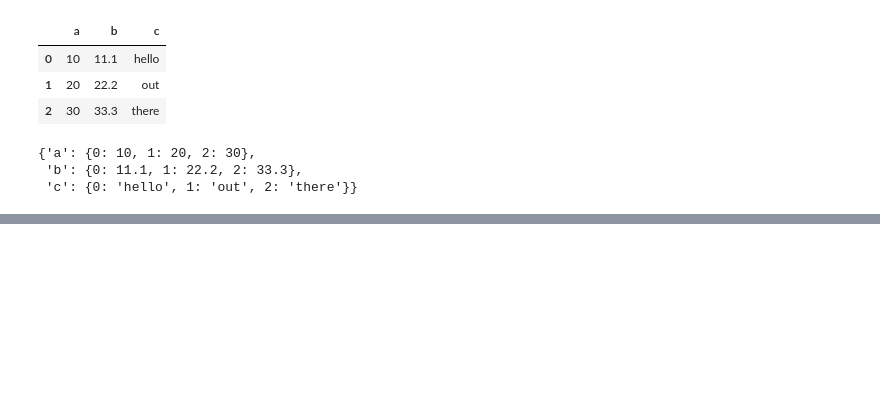
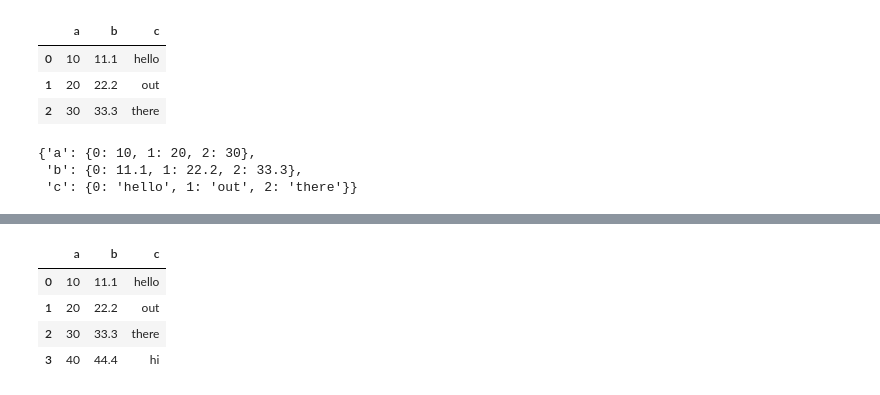
Before and after one commit to reuven/Apple-2023-06June-analytics, a Jupyter notebook: Apple - 2023-06June-22.ipynb, the cells around one changed output, grey strips where cells are left out. Drawn from its saved outputs; the diff is of its cells as text; code cells hidden in the pictures; blank space fills up the shorter version.

```diff
--- a/Apple - 2023-06June-22.ipynb
+++ b/Apple - 2023-06June-22.ipynb
@@ -245,0 +251,10 @@ df
+# %%
+df.loc[3] = [40, 44.4, 'hi']
+# %%
+df
+# %% [output]
+|  | a | b | c |
+| 0 | 10 | 11.1 | hello |
+| 1 | 20 | 22.2 | out |
+| 2 | 30 | 33.3 | there |
+| 3 | 40 | 44.4 | hi |
```
Also changed, not shown: parts of 4 cells of this notebook.
